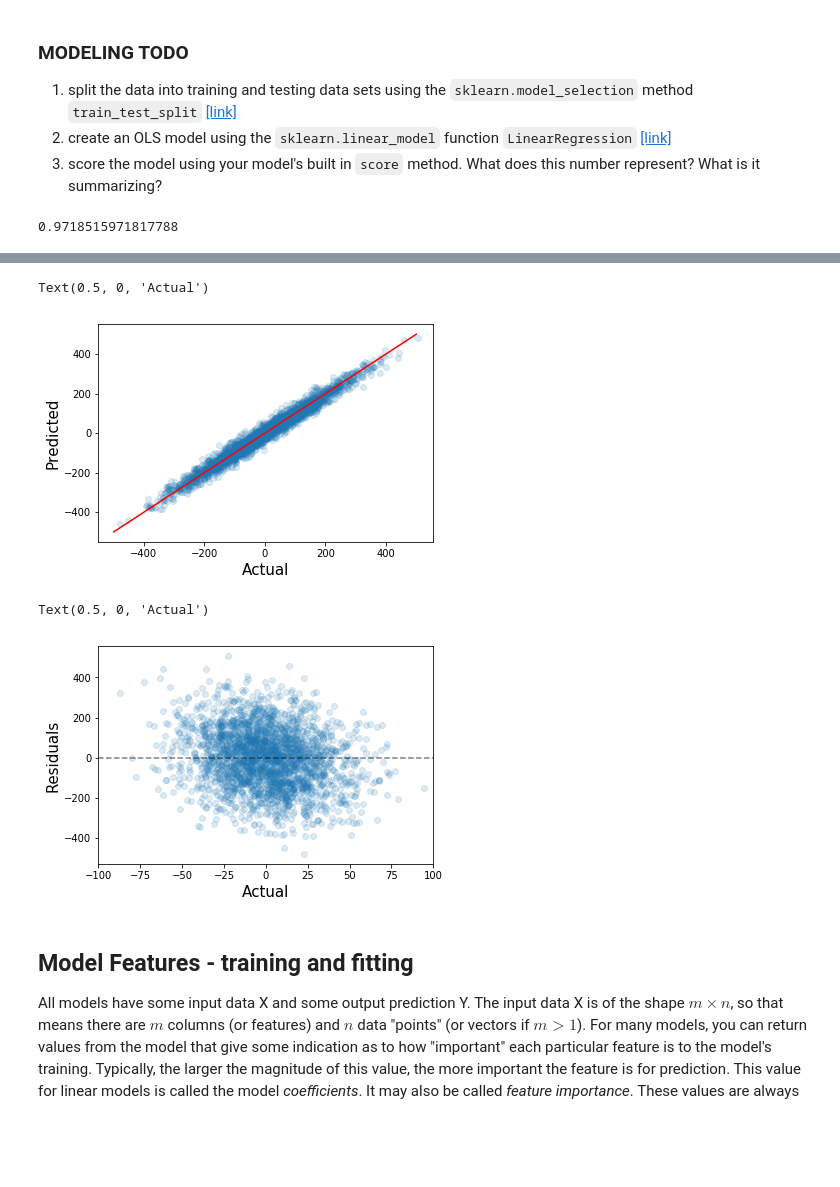
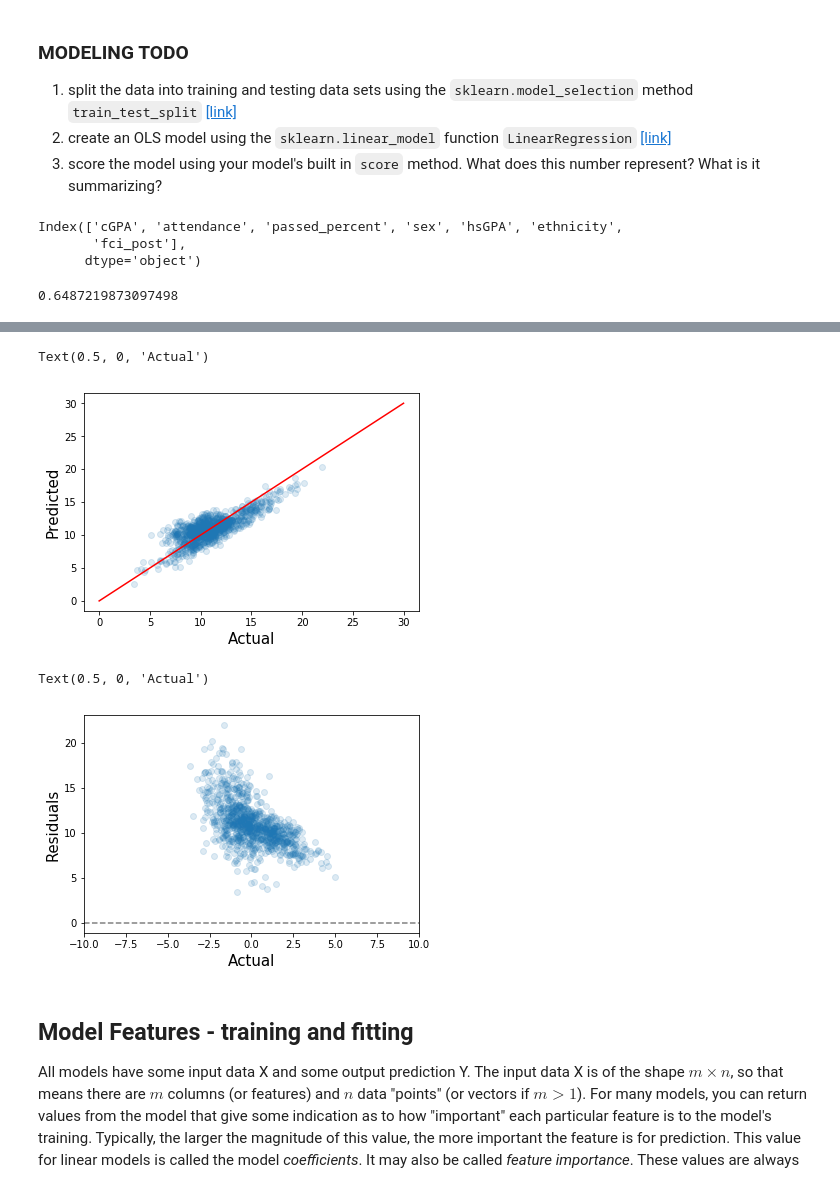
Before and after one commit to learningmachineslab/tutorials, a Jupyter notebook: regression/regression_with_solutions.ipynb, the cells around one changed output, grey strips where cells are left out. Cells and saved outputs as stored; diff of their text form; code cells hidden in the pictures; blank space fills up the shorter version.

```diff
--- a/regression/regression_with_solutions.ipynb
+++ b/regression/regression_with_solutions.ipynb
@@ -36,7 +36,7 @@ from sklearn.model_selection import train_test_split
 from sklearn.feature_selection import RFECV
 from sklearn.linear_model import LinearRegression
 # %%
-df = pd.read_csv('data/sample.csv')
+df = pd.read_pickle('data/regression_data.pkl')
 # %%
 df.head()
 # %% [output]
@@ -83,14 +67,20 @@ Modeling data is as much an art as it is science. There is no "true" model, ther
 1. split the data into training and testing data sets using the `sklearn.model_selection` method `train_test_split` [[link]](https://scikit-learn.org/stable/modules/generated/sklearn.model_selection.train_test_split.html)
 2. create an OLS model using the `sklearn.linear_model` function `LinearRegression` [[link]](https://scikit-learn.org/stable/modules/generated/sklearn.linear_model.LinearRegression.html#sklearn.linear_model.LinearRegression)
 3. score the model using your model's built in `score` method. What does this number represent? What is it summarizing?
+# %%
+df.columns
+# %% [output]
+Index(['cGPA', 'attendance', 'passed_percent', 'sex', 'hsGPA', 'ethnicity',
+       'fci_post'],
+      dtype='object')
 # %%
-train_x, test_x, train_y, test_y = train_test_split(df[df.columns[1:]], df[df.columns[0]])
+train_x, test_x, train_y, test_y = train_test_split(df[df.columns[:-1]], df[df.columns[-1]])
 # %%
 LR = LinearRegression()
 LR.fit(train_x, train_y)
 LR.score(test_x, test_y)
 # %% [output]
-0.9718515971817788
+0.6487219873097498
 # %% [markdown]
 ## Analysing the model output
 
@@ -110,29 +100,29 @@ predicted = LR.predict(test_x)
 fig, ax = plt.subplots()
 
 ax.scatter(x=test_y, y=predicted, alpha=0.15)
-ax.plot([-500, 500], [-500, 500], color='red')
+ax.plot([-0, 30], [-0, 30], color='red')
 ax.set_ylabel('Predicted', fontsize=15)
 ax.set_xlabel('Actual', fontsize=15)
 # %% [output]
 Text(0.5, 0, 'Actual')
-[figure, old version]
+[figure, new version]
 # %%
 def calculate_residuals(actual, predicted):
     return predicted - actual
 
 residuals = calculate_residuals(actual=test_y, predicted=predicted)
 
 fig, ax = plt.subplots()
 
 ax.scatter(x=residuals, y=test_y, alpha=0.15)
-ax.plot([-100, 100], [0, 0], color='black', linestyle='--', alpha=0.5)
-ax.set_xlim(-100, 100)
+ax.plot([-10, 10], [0, 0], color='black', linestyle='--', alpha=0.5)
+ax.set_xlim(-10, 10)
 
 ax.set_ylabel('Residuals', fontsize=15)
 ax.set_xlabel('Actual', fontsize=15)
 # %% [output]
 Text(0.5, 0, 'Actual')
-[figure, old version]
+[figure, new version]
 # %% [markdown]
 ## Model Features - training and fitting
 
```
Also changed, not shown: parts of 12 cells of this notebook, 3 other files.
